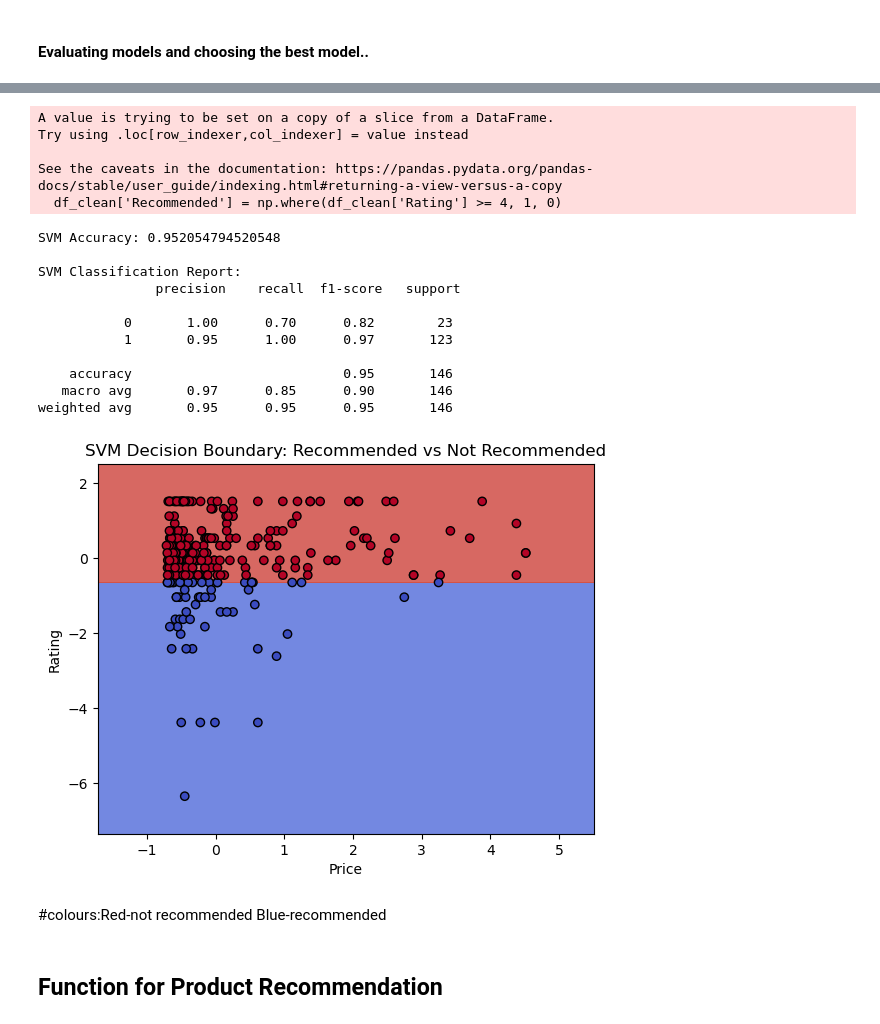
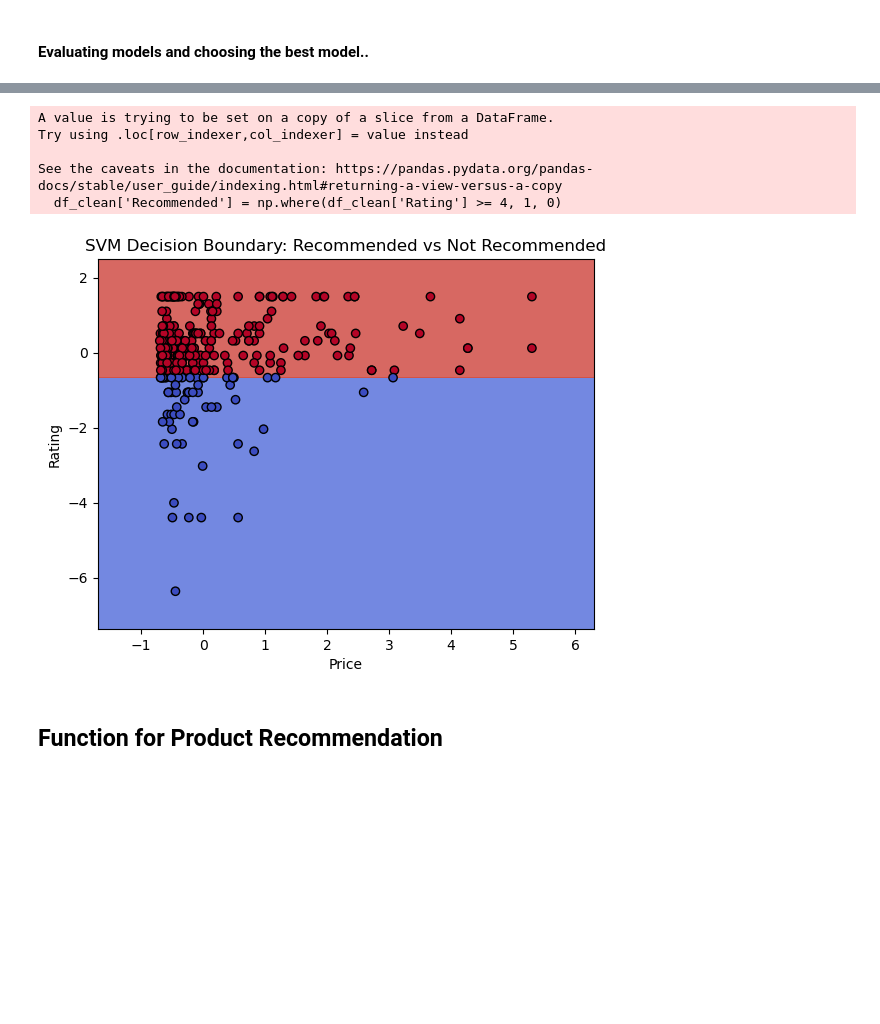
Before and after one commit to nafisatahasin/PRS-app, a Jupyter notebook: Nykaa_Product_Recommendation.ipynb, the cells around one changed output, grey strips where cells are left out. Cells and saved outputs as stored; diff of their text form; code cells hidden in the pictures; blank space fills up the shorter version.

```diff
--- a/Nykaa_Product_Recommendation.ipynb
+++ b/Nykaa_Product_Recommendation.ipynb
@@ -266,10 +266,10 @@ Product Ratings: Ratings are generally high across categories, with some variati
 # Create binary target variable for classification
 from sklearn.model_selection import train_test_split
 # Define the feature set and the target variable
-X = df_clean[['Price', 'Review Count']]
-y_continuous = df_clean['Rating']
+#X = df_clean[['Price', 'Review Count']]
+#y_continuous = df_clean['Rating']
 
-y_binary = (df_clean['Rating'] >= 4).astype(int)
+#y_binary = (df_clean['Rating'] >= 4).astype(int)
 
 # Split the data into training and testing sets for linear regression
 X_train_lr, X_test_lr, y_train_lr, y_test_lr = train_test_split(X, y_continuous, test_size=0.2, random_state=42)
@@ -351,20 +355,5 @@ weighted avg       0.67      0.82      0.73        98
 # %%
-# Standardize the features
 import numpy as np
-scaler = StandardScaler()
-X_train = scaler.fit_transform(X_train)
-X_test = scaler.transform(X_test)
-
-# Train the SVM model
-svm_model = SVC(kernel='linear', random_state=42)
-svm_model.fit(X_train, y_train)
-
-# Evaluate the model
-y_pred_svm = svm_model.predict(X_test)
-accuracy_svm = accuracy_score(y_test, y_pred_svm)
-
-print("SVM Accuracy:", accuracy_svm)
-print("\nSVM Classification Report:\n", classification_report(y_test, y_pred_svm))
 
 # Plotting the decision boundary
 def plot_decision_boundary(model, X, y):
@@ -408,70 +386,37 @@ df_clean['Recommended'] = np.where(df_clean['Rating'] >= 4, 1, 0)
 # Features and target variable
 X = df_clean[['Price', 'Rating']]
 y = df_clean['Recommended']
-
-# Split the data into training and testing sets
-X_train, X_test, y_train, y_test = train_test_split(X, y, test_size=0.3, random_state=42)
-
-# Standardize the features
-scaler = StandardScaler()
-X_train = scaler.fit_transform(X_train)
-X_test = scaler.transform(X_test)
-
-# Train the SVM model
-svm_model = SVC(kernel='linear', random_state=42)
-svm_model.fit(X_train, y_train)
-
-# Evaluate the model
-y_pred_svm = svm_model.predict(X_test)
-accuracy_svm = accuracy_score(y_test, y_pred_svm)
-
-print("SVM Accuracy:", accuracy_svm)
-print("\nSVM Classification Report:\n", classification_report(y_test, y_pred_svm))
 
 # Plotting the decision boundary
 def plot_decision_boundary(model, X, y):
     # Define the range of the plot
     x_min, x_max = X[:, 0].min() - 1, X[:, 0].max() + 1
     y_min, y_max = X[:, 1].min() - 1, X[:, 1].max() + 1
     xx, yy = np.meshgrid(np.arange(x_min, x_max, 0.01),
                          np.arange(y_min, y_max, 0.01))
 
     # Predict the function value for the whole grid
     Z = model.predict(np.c_[xx.ravel(), yy.ravel()])
     Z = Z.reshape(xx.shape)
 
     # Plot the contour and training examples
     plt.contourf(xx, yy, Z, alpha=0.8, cmap=plt.cm.coolwarm)
     plt.scatter(X[:, 0], X[:, 1], c=y, edgecolors='k', marker='o', cmap=plt.cm.coolwarm)
     plt.xlabel('Price')
     plt.ylabel('Rating')
     plt.title('SVM Decision Boundary: Recommended vs Not Recommended')
     plt.show()
 
 
 # Plot the decision boundary for the training data
 plot_decision_boundary(svm_model, X_train, y_train)
 # %% [output]
 A value is trying to be set on a copy of a slice from a DataFrame.
 Try using .loc[row_indexer,col_indexer] = value instead
 
 See the caveats in the documentation: https://pandas.pydata.org/pandas-docs/stable/user_guide/indexing.html#returning-a-view-versus-a-copy
   df_clean['Recommended'] = np.where(df_clean['Rating'] >= 4, 1, 0)
-SVM Accuracy: 0.952054794520548
-
-SVM Classification Report:
-               precision    recall  f1-score   support
-
-           0       1.00      0.70      0.82        23
-           1       0.95      1.00      0.97       123
-
-    accuracy                           0.95       146
-   macro avg       0.97      0.85      0.90       146
-weighted avg       0.95      0.95      0.95       146
-[figure, old version]
+[figure, new version]
-# %% [markdown]
-#colours:Red-not recommended
-Blue-recommended
 # %% [markdown]
 ## Function for Product Recommendation
 # %%
```
Also changed, not shown: parts of 6 cells of this notebook.
